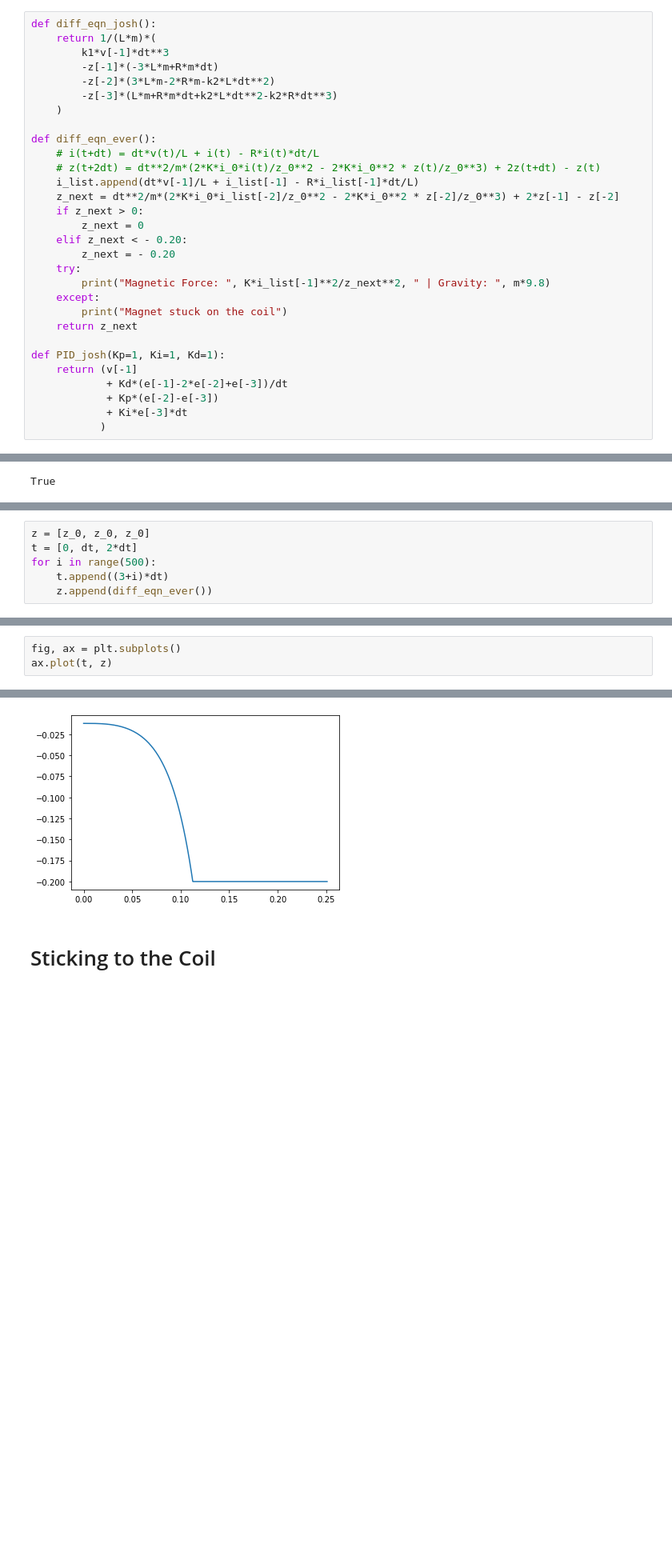
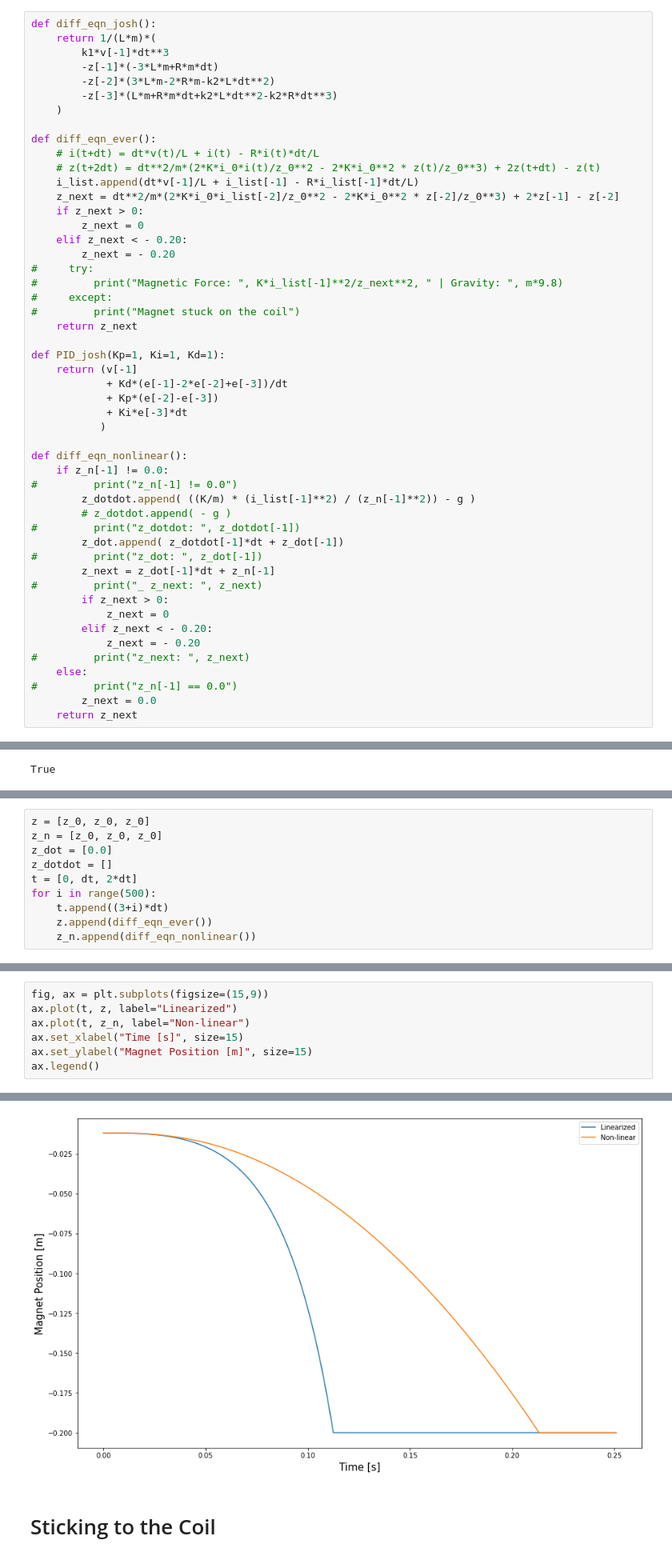
Before and after one commit to QingmuDeng/MagLev, a Jupyter notebook: simulation.ipynb, the cells around one changed output, grey strips where cells are left out. Shown at 80% size. Drawn from its saved outputs; the diff is of its cells as text; blank space fills up the shorter version.

Commit message:
comparing with Ever's nonlinear

```diff
--- a/simulation.ipynb
+++ b/simulation.ipynb
@@ -19,10 +19,10 @@ def diff_eqn_ever():
         z_next = 0
     elif z_next < - 0.20:
         z_next = - 0.20
-    try:
-        print("Magnetic Force: ", K*i_list[-1]**2/z_next**2, " | Gravity: ", m*9.8)
-    except:
-        print("Magnet stuck on the coil")
+#     try:
+#         print("Magnetic Force: ", K*i_list[-1]**2/z_next**2, " | Gravity: ", m*9.8)
+#     except:
+#         print("Magnet stuck on the coil")
     return z_next
 
 def PID_josh(Kp=1, Ki=1, Kd=1):
@@ -31,6 +31,26 @@ def PID_josh(Kp=1, Ki=1, Kd=1):
             + Kp*(e[-2]-e[-3])
             + Ki*e[-3]*dt
            )
+
+def diff_eqn_nonlinear():
+    if z_n[-1] != 0.0:
+#         print("z_n[-1] != 0.0")
+        z_dotdot.append( ((K/m) * (i_list[-1]**2) / (z_n[-1]**2)) - g )
+        # z_dotdot.append( - g )
+#         print("z_dotdot: ", z_dotdot[-1])
+        z_dot.append( z_dotdot[-1]*dt + z_dot[-1])
+#         print("z_dot: ", z_dot[-1])
+        z_next = z_dot[-1]*dt + z_n[-1]
+#         print("_ z_next: ", z_next)
+        if z_next > 0:
+            z_next = 0
+        elif z_next < - 0.20:
+            z_next = - 0.20
+#         print("z_next: ", z_next)
+    else:
+#         print("z_n[-1] == 0.0")
+        z_next = 0.0
+    return z_next
 # %%
 # Parameters
 L = 0.4125 # coil inductance (Henry)
@@ -65,7 +85,11 @@ i_list = [i_0, i_0, i_0]
 z = [z_0, z_0, z_0] # position array
 # %%
 z = [z_0, z_0, z_0]
+z_n = [z_0, z_0, z_0]
+z_dot = [0.0]
+z_dotdot = []
 t = [0, dt, 2*dt]
 for i in range(500):
     t.append((3+i)*dt)
     z.append(diff_eqn_ever())
+    z_n.append(diff_eqn_nonlinear())
@@ -90,4 +98,8 @@ Magnetic Force:  1.2125444809600793e-08  | Gravity:  0.6664000000000001
 # %%
-fig, ax = plt.subplots()
-ax.plot(t, z)
+fig, ax = plt.subplots(figsize=(15,9))
+ax.plot(t, z, label="Linearized")
+ax.plot(t, z_n, label="Non-linear")
+ax.set_xlabel("Time [s]", size=15)
+ax.set_ylabel("Magnet Position [m]", size=15)
+ax.legend()
 # %% [output]
@@ -95,4 +107,4 @@ ax.plot(t, z)
-[figure, old version]
+[figure, new version]
 # %% [markdown]
 # Sticking to the Coil
 # %%
```
Also changed, not shown: parts of 5 cells of this notebook.
